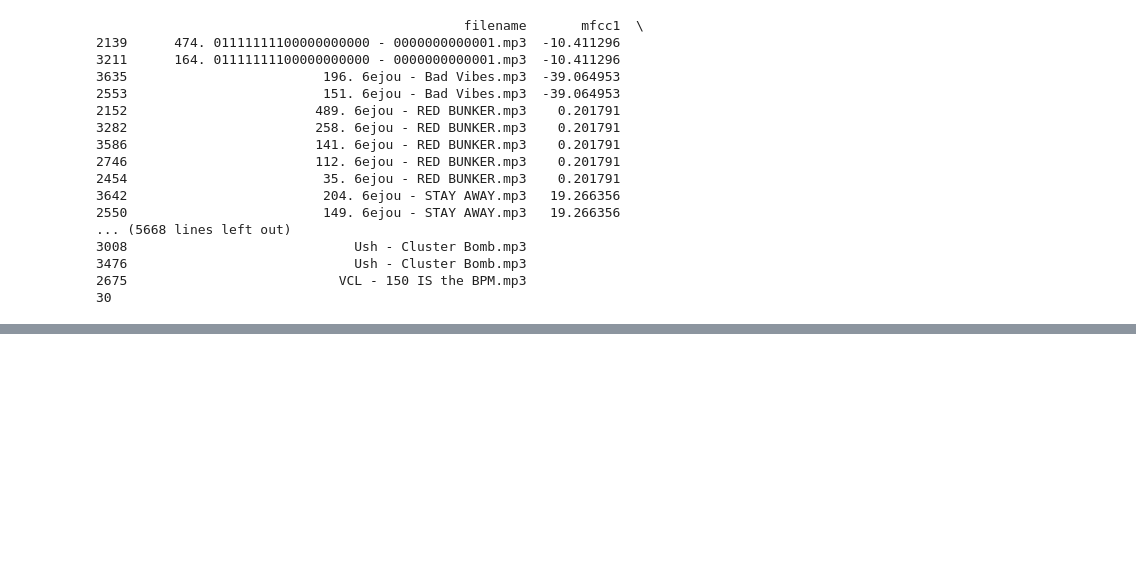
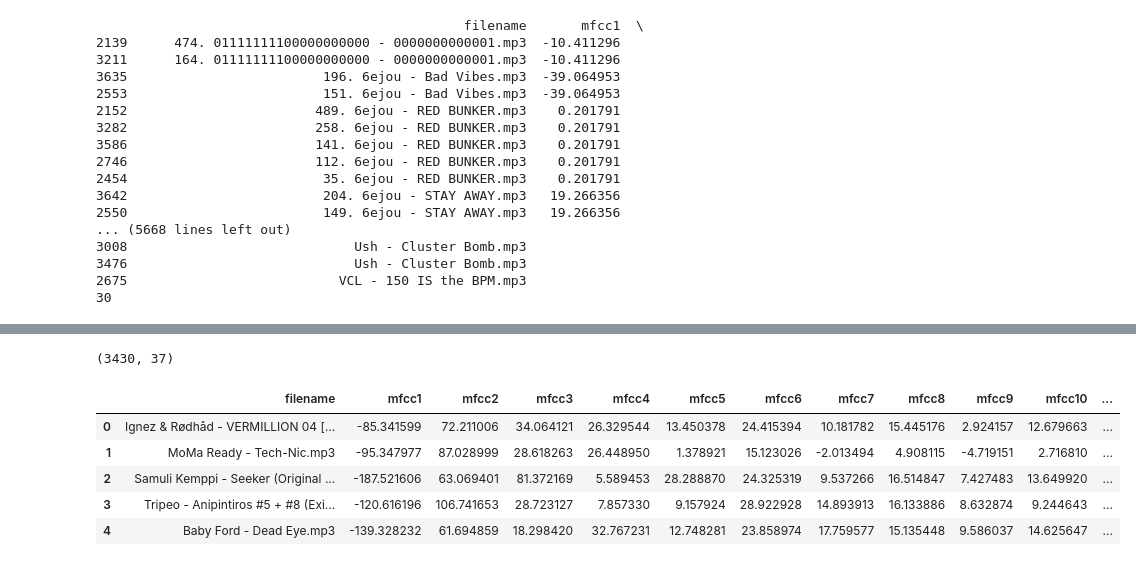
Before and after one commit to zeinramadan/ProperBot, a Jupyter notebook: notebooks/RandomForrestDataset.ipynb, the cells around one changed output, grey strips where cells are left out. Cells and saved outputs as stored; diff of their text form; code cells hidden in the pictures; blank space fills up the shorter version.

```diff
--- a/notebooks/CreateDataset.ipynb
+++ b/notebooks/RandomForrestDataset.ipynb
@@ -157,0 +206,14 @@ final_df
+# %%
+df = pd.read_csv('data/audio_features_no_duplicates_new.csv')
+df.shape
+# %% [output]
+(3430, 37)
+# %%
+df.head()
+# %% [output]
+|  | filename | mfcc1 | mfcc2 | mfcc3 | mfcc4 | mfcc5 | mfcc6 | mfcc7 | mfcc8 | mfcc9 | mfcc10 | ... |
+| 0 | Ignez & Rødhåd - VERMILLION 04 [... | -85.341599 | 72.211006 | 34.064121 | 26.329544 | 13.450378 | 24.415394 | 10.181782 | 15.445176 | 2.924157 | 12.679663 | ... |
+| 1 | MoMa Ready - Tech-Nic.mp3 | -95.347977 | 87.028999 | 28.618263 | 26.448950 | 1.378921 | 15.123026 | -2.013494 | 4.908115 | -4.719151 | 2.716810 | ... |
+| 2 | Samuli Kemppi - Seeker (Original ... | -187.521606 | 63.069401 | 81.372169 | 5.589453 | 28.288870 | 24.325319 | 9.537266 | 16.514847 | 7.427483 | 13.649920 | ... |
+| 3 | Tripeo - Anipintiros #5 + #8 (Exi... | -120.616196 | 106.741653 | 28.723127 | 7.857330 | 9.157924 | 28.922928 | 14.893913 | 16.133886 | 8.632874 | 9.244643 | ... |
+| 4 | Baby Ford - Dead Eye.mp3 | -139.328232 | 61.694859 | 18.298420 | 32.767231 | 12.748281 | 23.858974 | 17.759577 | 15.135448 | 9.586037 | 14.625647 | ... |
```
Also changed, not shown: parts of 6 cells of this notebook, 2 other files.
